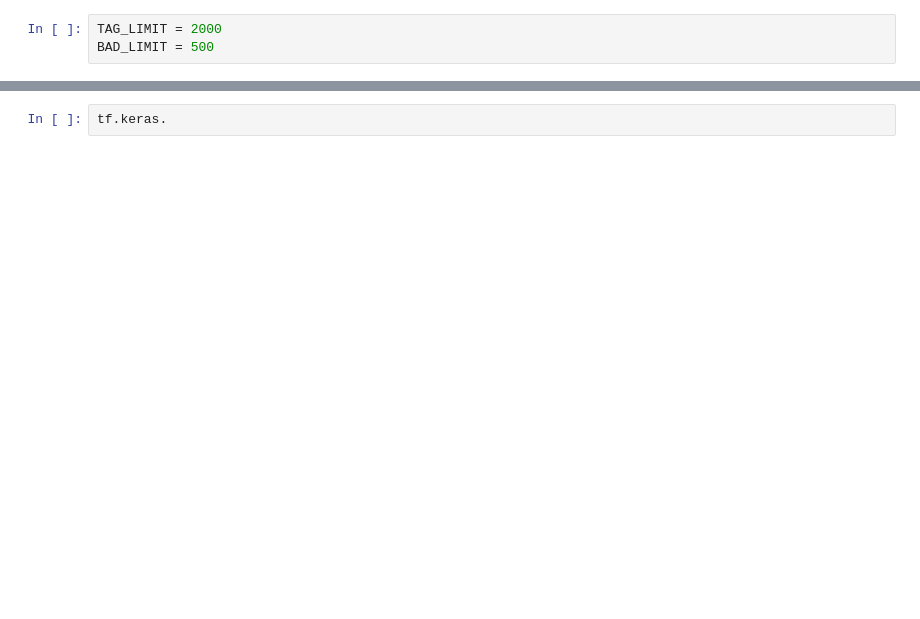
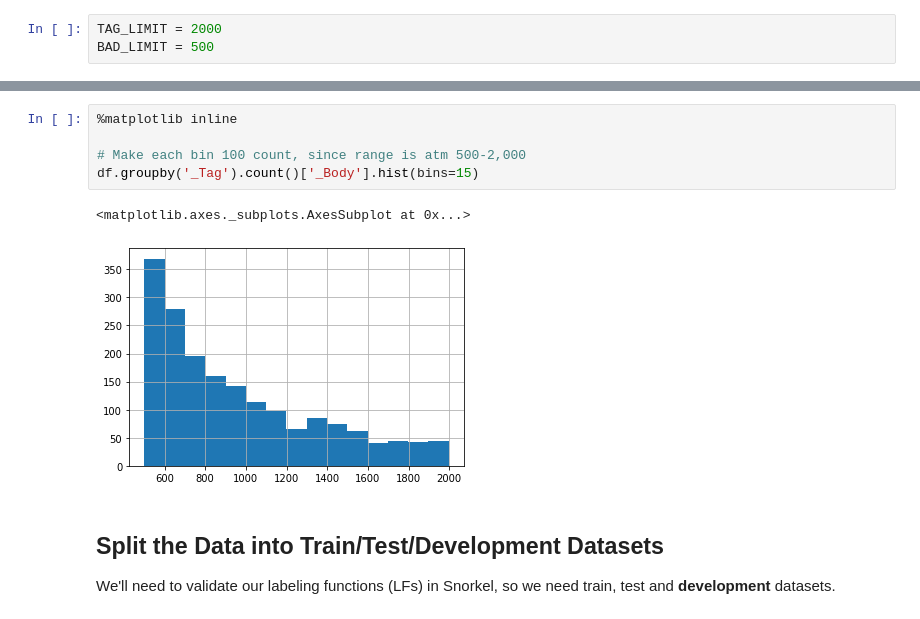
Before and after one commit to rjurney/weakly_supervised_learning_code, a Jupyter notebook: ch05/Snorkel.ipynb, the cells around one changed output, grey strips where cells are left out. Drawn from its saved outputs; the diff is of its cells as text; blank space fills up the shorter version.

```diff
--- a/ch05/Snorkel.ipynb
+++ b/ch05/Snorkel.ipynb
@@ -69,2 +66,12 @@ df.head()
-# %%
-tf.keras.
+# %%
+%matplotlib inline
+
+# Make each bin 100 count, since range is atm 500-2,000
+df.groupby('_Tag').count()['_Body'].hist(bins=15)
+# %% [output]
+<matplotlib.axes._subplots.AxesSubplot at 0x...>
+[figure, added]
+# %% [markdown]
+## Split the Data into Train/Test/Development Datasets
+
+We'll need to validate our labeling functions (LFs) in Snorkel, so we need train, test and __development__ datasets.
```
Also changed, not shown: parts of 13 cells of this notebook.
